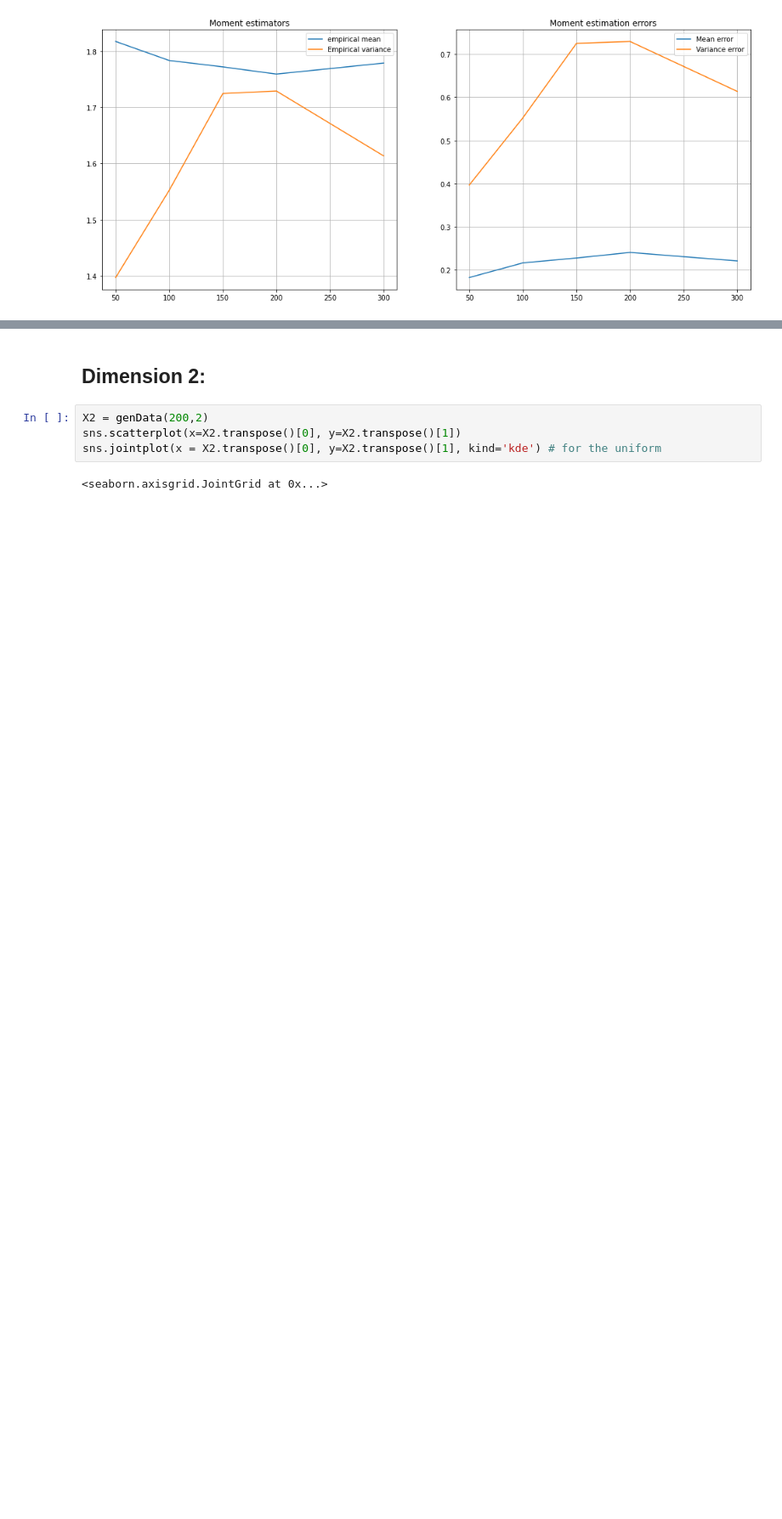
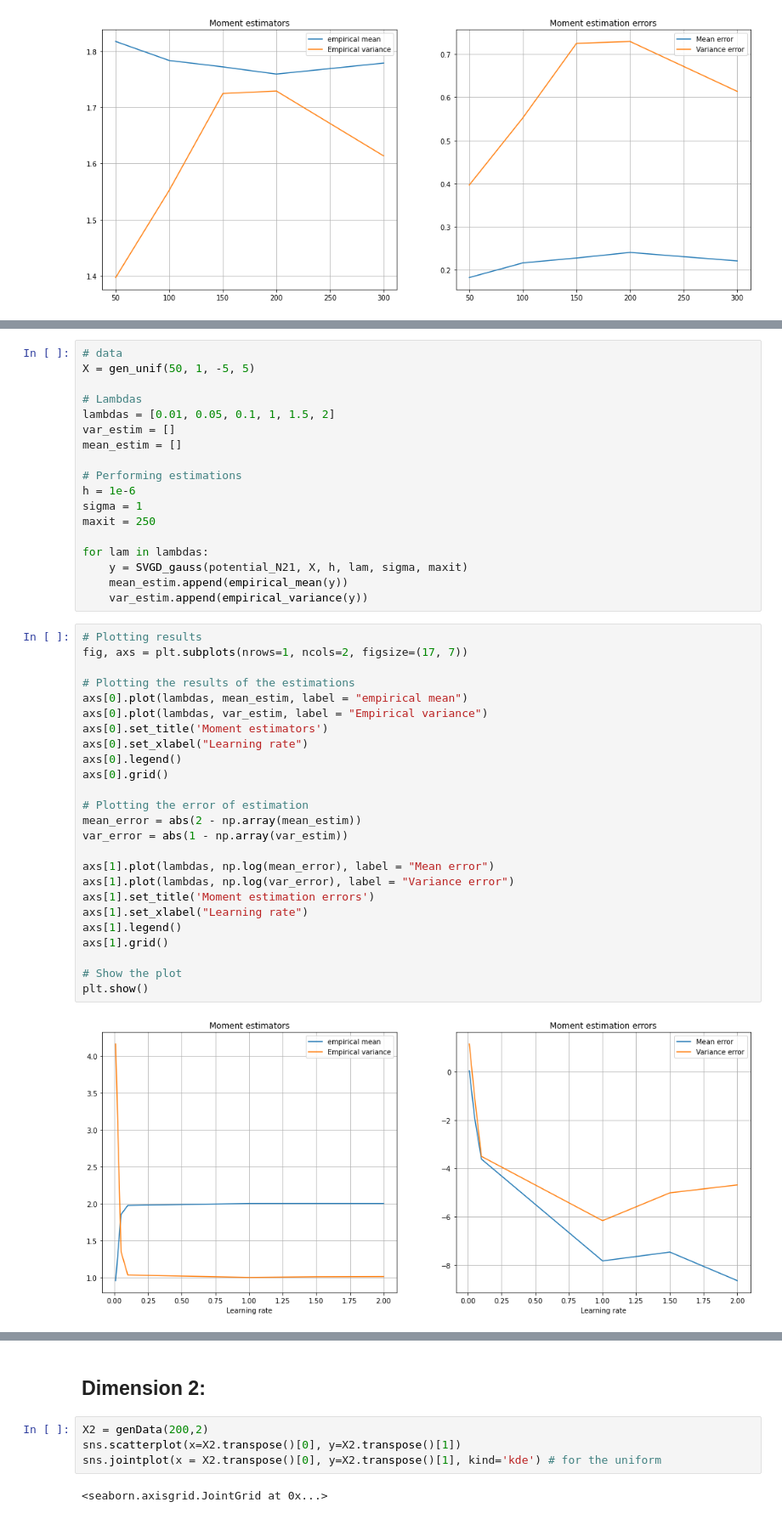
Before and after one commit to elfirdoussilab1/SVGD, a Jupyter notebook: Sampling_methods.ipynb, the cells around one changed output, grey strips where cells are left out. Shown: that part at 85% size. Drawn from its saved outputs; the diff is of its cells as text; blank space fills up the shorter version.

```diff
--- a/Sampling_methods.ipynb
+++ b/Sampling_methods.ipynb
@@ -360,0 +409,45 @@ plt.show()
+# %%
+# data
+X = gen_unif(50, 1, -5, 5)
+
+# Lambdas
+lambdas = [0.01, 0.05, 0.1, 1, 1.5, 2]
+var_estim = []
+mean_estim = []
+
+# Performing estimations
+h = 1e-6
+sigma = 1
+maxit = 250
+
+for lam in lambdas:
+    y = SVGD_gauss(potential_N21, X, h, lam, sigma, maxit)
+    mean_estim.append(empirical_mean(y))
+    var_estim.append(empirical_variance(y))
+# %%
+# Plotting results
+fig, axs = plt.subplots(nrows=1, ncols=2, figsize=(17, 7))
+
+# Plotting the results of the estimations
+axs[0].plot(lambdas, mean_estim, label = "empirical mean")
+axs[0].plot(lambdas, var_estim, label = "Empirical variance")
+axs[0].set_title('Moment estimators')
+axs[0].set_xlabel("Learning rate")
+axs[0].legend()
+axs[0].grid()
+
+# Plotting the error of estimation
+mean_error = abs(2 - np.array(mean_estim))
+var_error = abs(1 - np.array(var_estim))
+
+axs[1].plot(lambdas, np.log(mean_error), label = "Mean error")
+axs[1].plot(lambdas, np.log(var_error), label = "Variance error")
+axs[1].set_title('Moment estimation errors')
+axs[1].set_xlabel("Learning rate")
+axs[1].legend()
+axs[1].grid()
+
+# Show the plot
+plt.show()
+# %% [output]
+[figure, added]
```
Also changed, not shown: parts of 31 cells of this notebook.
